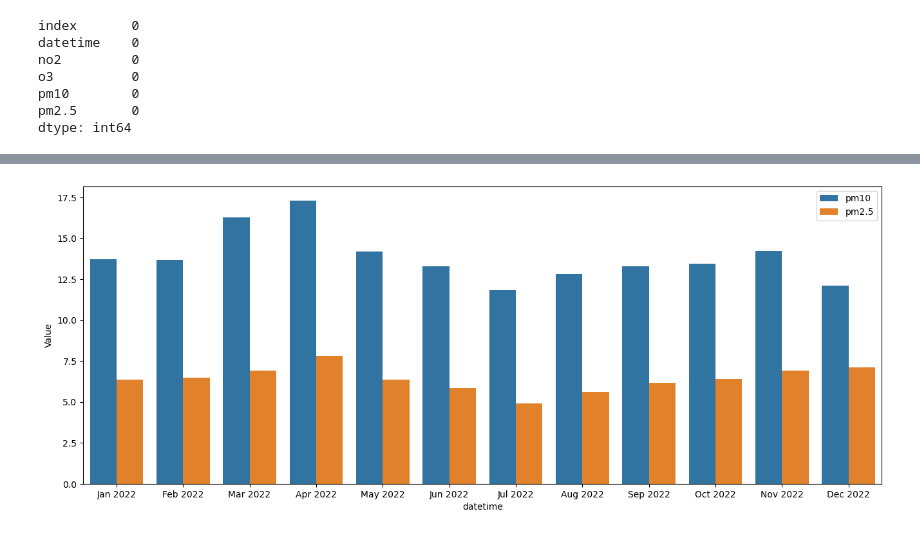
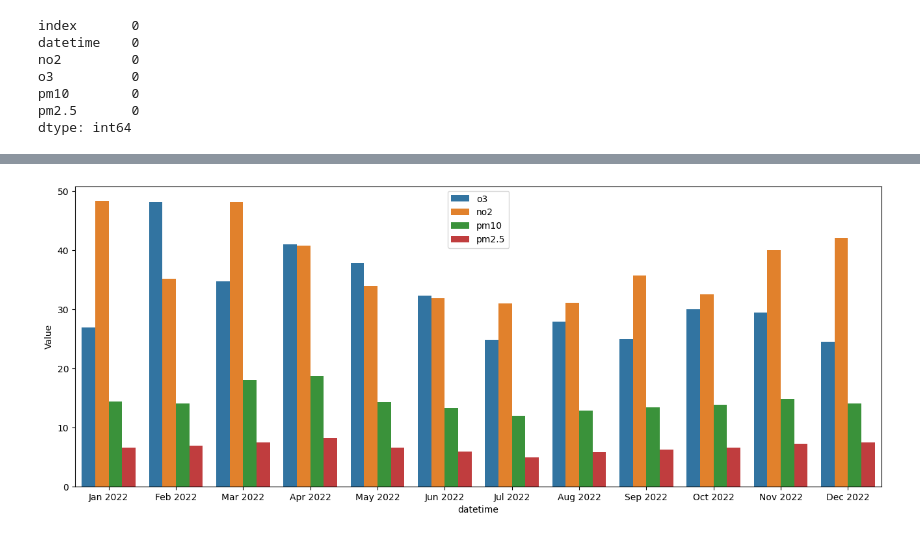
Before and after one commit to AdityaPimpalkar/AQI_federated_learning, a Jupyter notebook: notebooks/pearse_street.ipynb, the cells around one changed output, grey strips where cells are left out. Cells and saved outputs as stored; diff of their text form; code cells hidden in the pictures.

```diff
--- a/notebooks/pearse_street.ipynb
+++ b/notebooks/pearse_street.ipynb
@@ -315,25 +333,25 @@ See the caveats in the documentation: https://pandas.pydata.org/pandas-docs/stab
 # %%
 def plotbars(dataset, fromtime, to, title):
     timeframe = dataset[(dataset['datetime'] >= fromtime)
                          & (dataset['datetime'] <= to)]
 
     timeframe.set_index('datetime', inplace=True)
 
     timeframe = timeframe.resample('M').mean().reset_index()
 
     plt.figure(figsize=(16, 6))
 
-    df_melted = pd.melt(timeframe, id_vars='datetime', value_vars=['pm10', 'pm2.5'], var_name='Pollutant', value_name='Value')
+    df_melted = pd.melt(timeframe, id_vars='datetime', value_vars=['o3', 'no2','pm10', 'pm2.5'], var_name='Pollutant', value_name='Value')
 
     # Create the grouped bar plot using seaborn
     sns.barplot(data=df_melted, x='datetime', y='Value', hue='Pollutant')
 
     plt.gca().xaxis.set_major_formatter(plt.FixedFormatter([date.strftime('%b %Y') for date in timeframe['datetime']]))
 
     plt.legend()
 
     plt.show()
 
 plotbars(aqi_copy,'2022-01-01', '2022-12-31', 'AQI levels at Amiens street, Dublin')
 # %% [output]
-[figure, old version]
+[figure, new version]
```
Also changed, not shown: parts of 4 cells of this notebook.
